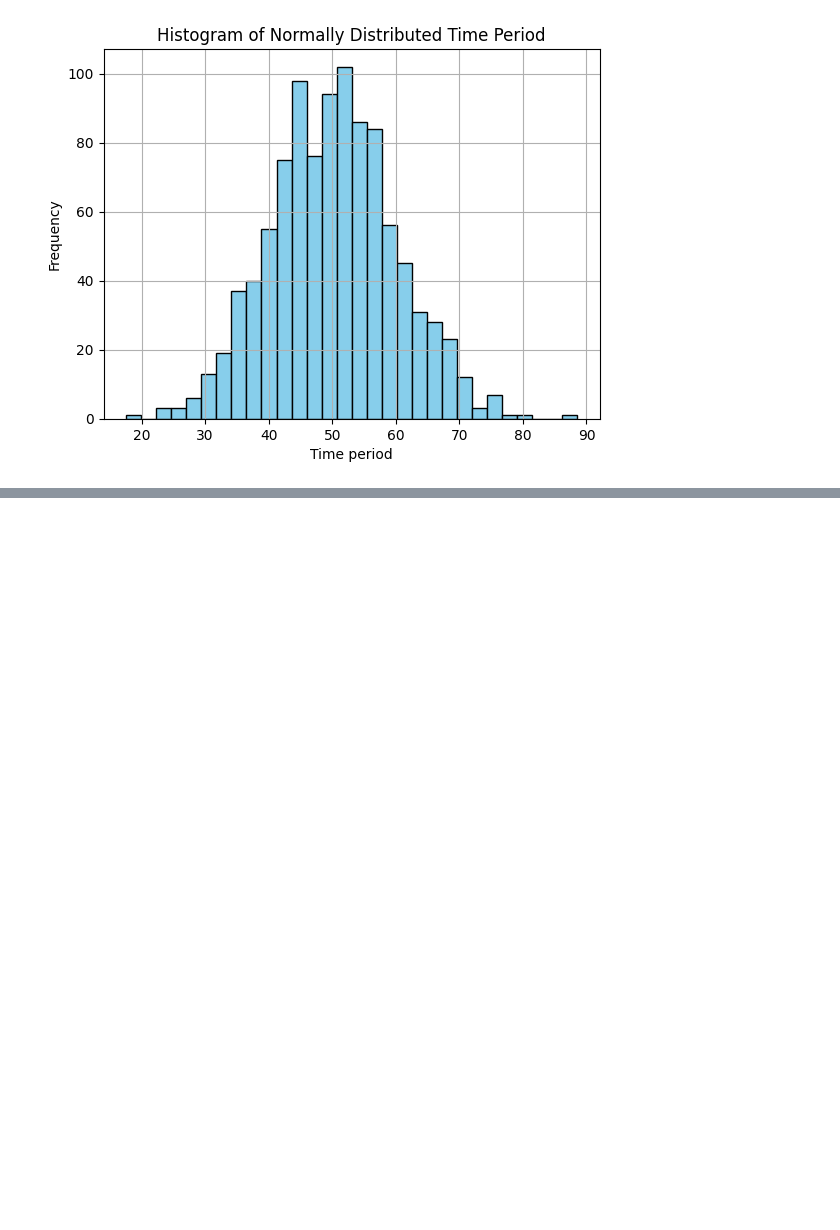
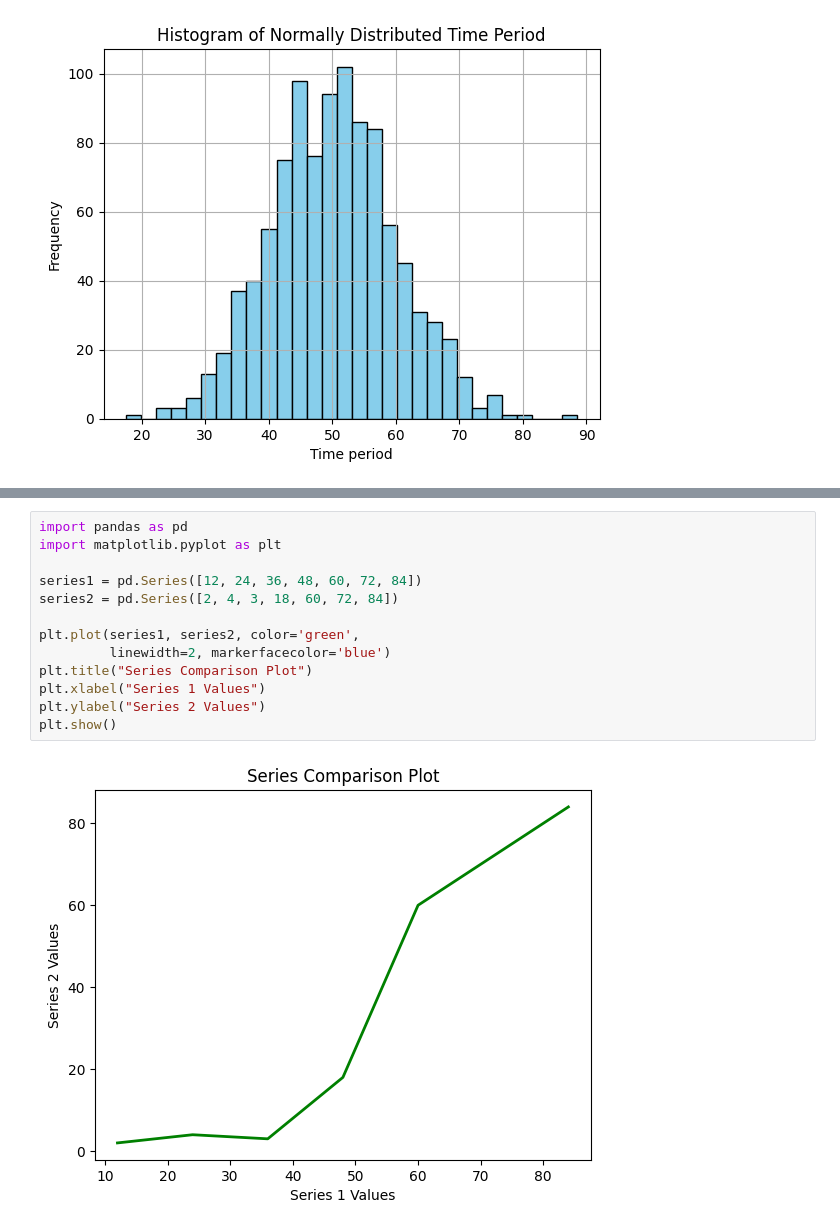
Before and after one commit to Mauryagopal/Python, a Jupyter notebook: big_data_visulization/experiment_5.ipynb, the cells around one changed output, grey strips where cells are left out. Drawn from its saved outputs; the diff is of its cells as text; blank space fills up the shorter version.

```diff
--- a/big_data_visulization/experiment_5.ipynb
+++ b/big_data_visulization/experiment_5.ipynb
@@ -217,0 +218,15 @@ plt.show()
+# %%
+import pandas as pd
+import matplotlib.pyplot as plt
+
+series1 = pd.Series([12, 24, 36, 48, 60, 72, 84])
+series2 = pd.Series([2, 4, 3, 18, 60, 72, 84])
+
+plt.plot(series1, series2, color='green',
+         linewidth=2, markerfacecolor='blue')
+plt.title("Series Comparison Plot")
+plt.xlabel("Series 1 Values")
+plt.ylabel("Series 2 Values")
+plt.show()
+# %% [output]
+[figure, added]
```
Also changed, not shown: parts of 1 cell of this notebook, 11 other files.
